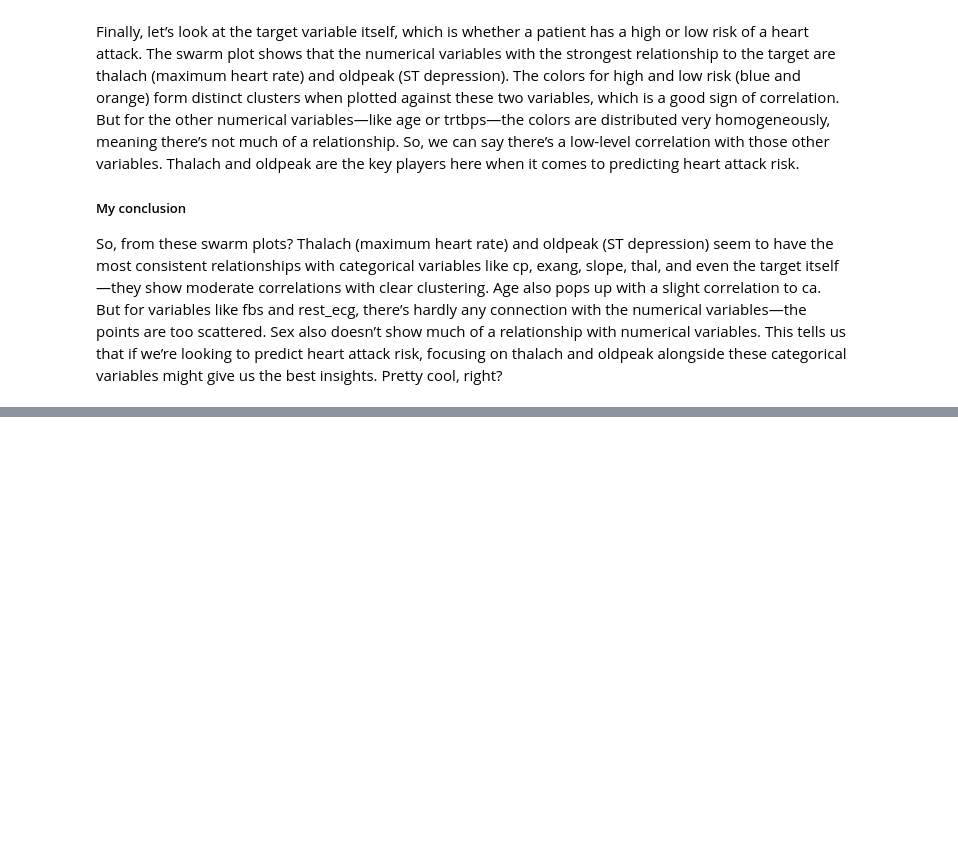
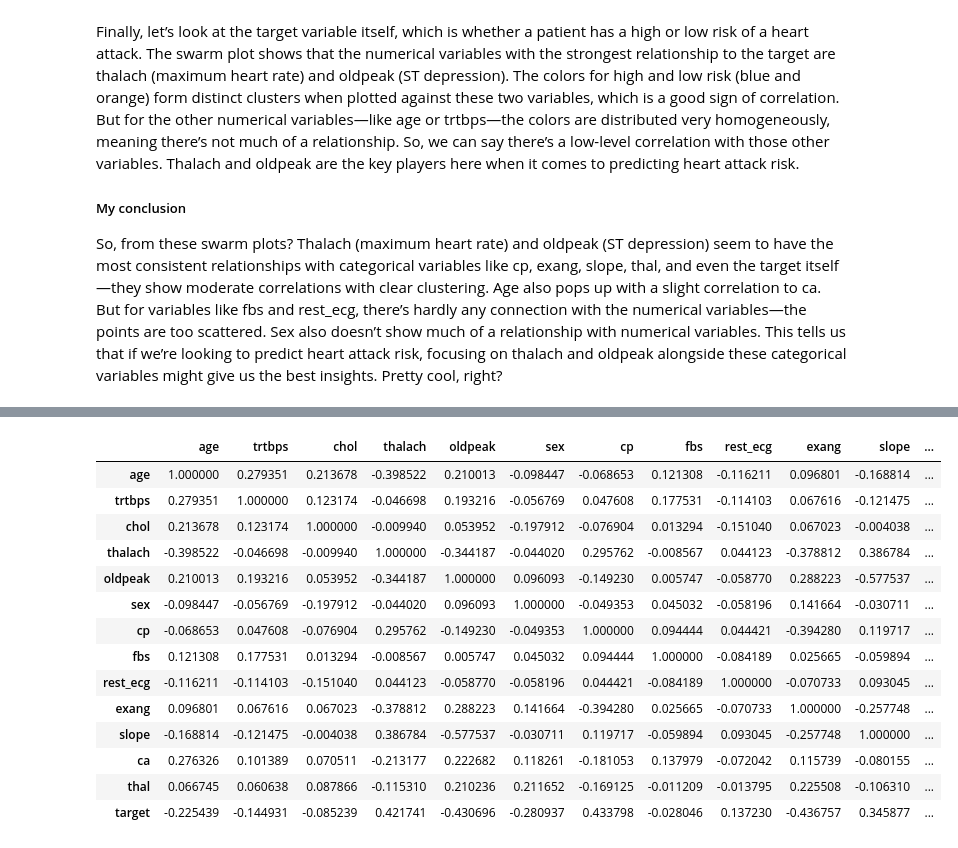
Before and after one commit to akhileshchoudary/Heart-Attack-Prediction-using-ML, a Jupyter notebook: heart-attack-prediction.ipynb, the cells around one changed output, grey strips where cells are left out. Cells and saved outputs as stored; diff of their text form; code cells hidden in the pictures; blank space fills up the shorter version.

```diff
--- a/heart-attack-prediction.ipynb
+++ b/heart-attack-prediction.ipynb
@@ -783,0 +820,18 @@ So, from these swarm plots? Thalach (maximum heart rate) and oldpeak (ST depress
+# %%
+df_new2.corr()
+# %% [output]
+|  | age | trtbps | chol | thalach | oldpeak | sex | cp | fbs | rest_ecg | exang | slope | ... |
+| age | 1.000000 | 0.279351 | 0.213678 | -0.398522 | 0.210013 | -0.098447 | -0.068653 | 0.121308 | -0.116211 | 0.096801 | -0.168814 | ... |
+| trtbps | 0.279351 | 1.000000 | 0.123174 | -0.046698 | 0.193216 | -0.056769 | 0.047608 | 0.177531 | -0.114103 | 0.067616 | -0.121475 | ... |
+| chol | 0.213678 | 0.123174 | 1.000000 | -0.009940 | 0.053952 | -0.197912 | -0.076904 | 0.013294 | -0.151040 | 0.067023 | -0.004038 | ... |
+| thalach | -0.398522 | -0.046698 | -0.009940 | 1.000000 | -0.344187 | -0.044020 | 0.295762 | -0.008567 | 0.044123 | -0.378812 | 0.386784 | ... |
+| oldpeak | 0.210013 | 0.193216 | 0.053952 | -0.344187 | 1.000000 | 0.096093 | -0.149230 | 0.005747 | -0.058770 | 0.288223 | -0.577537 | ... |
+| sex | -0.098447 | -0.056769 | -0.197912 | -0.044020 | 0.096093 | 1.000000 | -0.049353 | 0.045032 | -0.058196 | 0.141664 | -0.030711 | ... |
+| cp | -0.068653 | 0.047608 | -0.076904 | 0.295762 | -0.149230 | -0.049353 | 1.000000 | 0.094444 | 0.044421 | -0.394280 | 0.119717 | ... |
+| fbs | 0.121308 | 0.177531 | 0.013294 | -0.008567 | 0.005747 | 0.045032 | 0.094444 | 1.000000 | -0.084189 | 0.025665 | -0.059894 | ... |
+| rest_ecg | -0.116211 | -0.114103 | -0.151040 | 0.044123 | -0.058770 | -0.058196 | 0.044421 | -0.084189 | 1.000000 | -0.070733 | 0.093045 | ... |
+| exang | 0.096801 | 0.067616 | 0.067023 | -0.378812 | 0.288223 | 0.141664 | -0.394280 | 0.025665 | -0.070733 | 1.000000 | -0.257748 | ... |
+| slope | -0.168814 | -0.121475 | -0.004038 | 0.386784 | -0.577537 | -0.030711 | 0.119717 | -0.059894 | 0.093045 | -0.257748 | 1.000000 | ... |
+| ca | 0.276326 | 0.101389 | 0.070511 | -0.213177 | 0.222682 | 0.118261 | -0.181053 | 0.137979 | -0.072042 | 0.115739 | -0.080155 | ... |
+| thal | 0.066745 | 0.060638 | 0.087866 | -0.115310 | 0.210236 | 0.211652 | -0.169125 | -0.011209 | -0.013795 | 0.225508 | -0.106310 | ... |
+| target | -0.225439 | -0.144931 | -0.085239 | 0.421741 | -0.430696 | -0.280937 | 0.433798 | -0.028046 | 0.137230 | -0.436757 | 0.345877 | ... |
```
Also changed, not shown: parts of 26 cells of this notebook.
